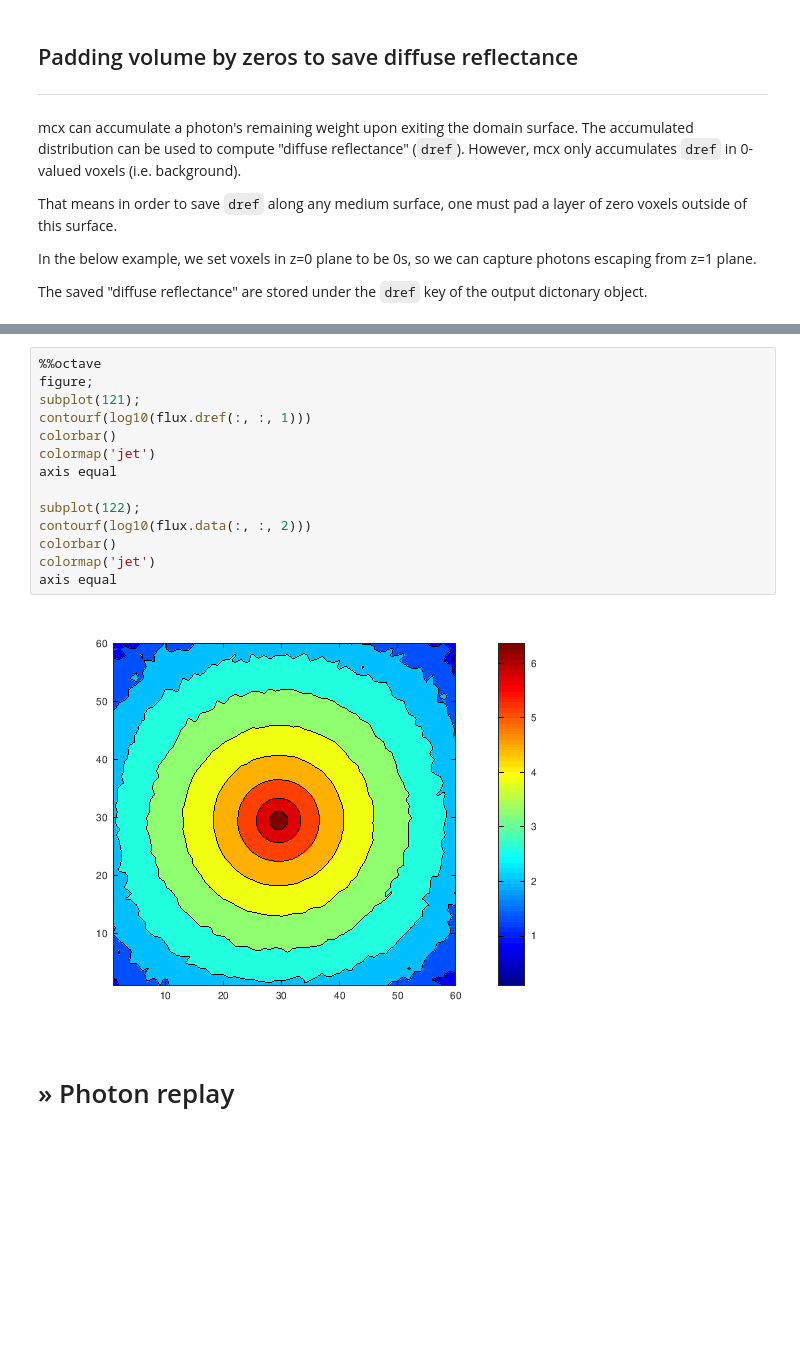
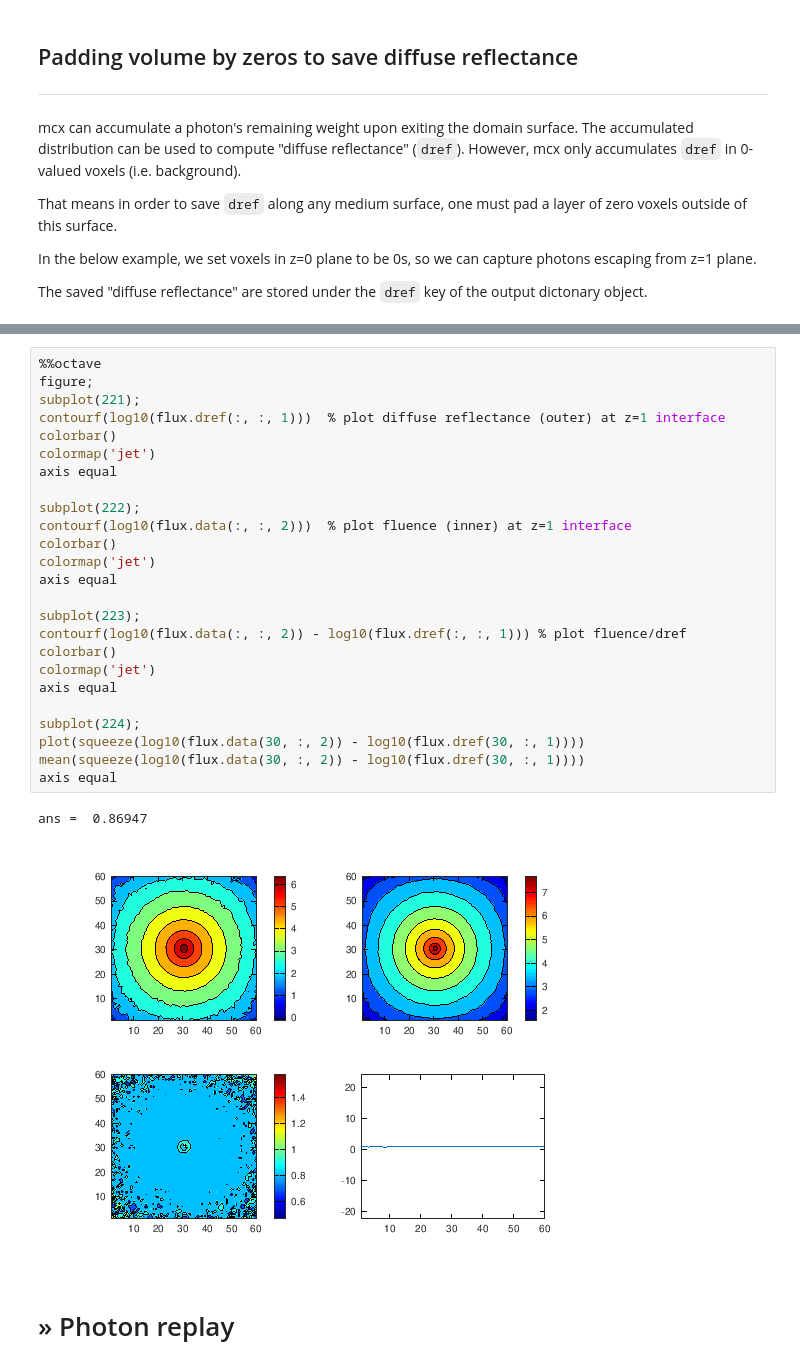
Before and after one commit to fangq/mcx, a Jupyter notebook: mcxlab/tutorials/mcxlab_getting_started.ipynb, the cells around one changed output, grey strips where cells are left out. Drawn from its saved outputs; the diff is of its cells as text; blank space fills up the shorter version.

```diff
--- a/mcxlab/tutorials/mcxlab_getting_started.ipynb
+++ b/mcxlab/tutorials/mcxlab_getting_started.ipynb
@@ -344,19 +368,31 @@ mcx.gpuid=1;
-# %%
-%%octave
-figure;
-subplot(121);
-contourf(log10(flux.dref(:, :, 1)))
-colorbar()
-colormap('jet')
-axis equal
-
-subplot(122);
-contourf(log10(flux.data(:, :, 2)))
-colorbar()
-colormap('jet')
-axis equal
-# %% [output]
-[figure, removed]
+# %%
+%%octave
+figure;
+subplot(221);
+contourf(log10(flux.dref(:, :, 1)))  % plot diffuse reflectance (outer) at z=1 interface
+colorbar()
+colormap('jet')
+axis equal
+
+subplot(222);
+contourf(log10(flux.data(:, :, 2)))  % plot fluence (inner) at z=1 interface
+colorbar()
+colormap('jet')
+axis equal
+
+subplot(223);
+contourf(log10(flux.data(:, :, 2)) - log10(flux.dref(:, :, 1))) % plot fluence/dref
+colorbar()
+colormap('jet')
+axis equal
+
+subplot(224);
+plot(squeeze(log10(flux.data(30, :, 2)) - log10(flux.dref(30, :, 1))))
+mean(squeeze(log10(flux.data(30, :, 2)) - log10(flux.dref(30, :, 1))))
+axis equal
+# %% [output]
+ans =  0.86947
+[figure, added]
 # %% [markdown]
 # » Photon replay
 # %% [markdown]
```
Also changed, not shown: parts of 15 cells of this notebook.
